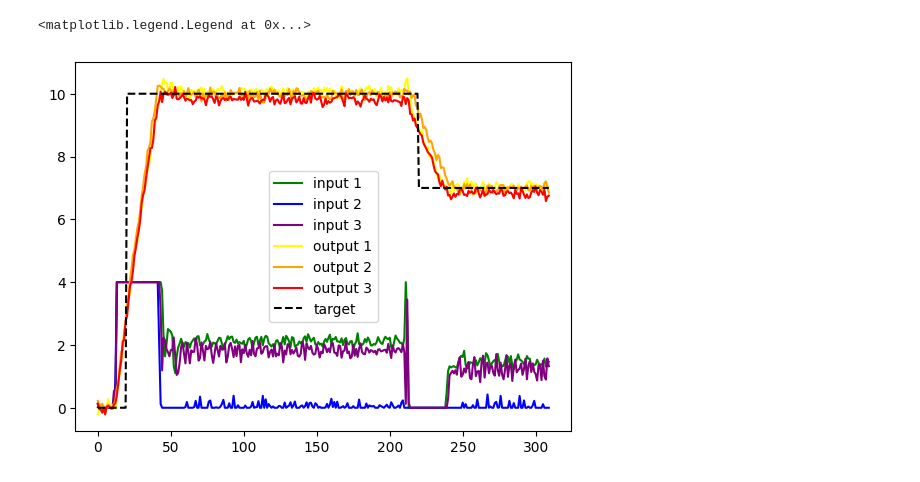
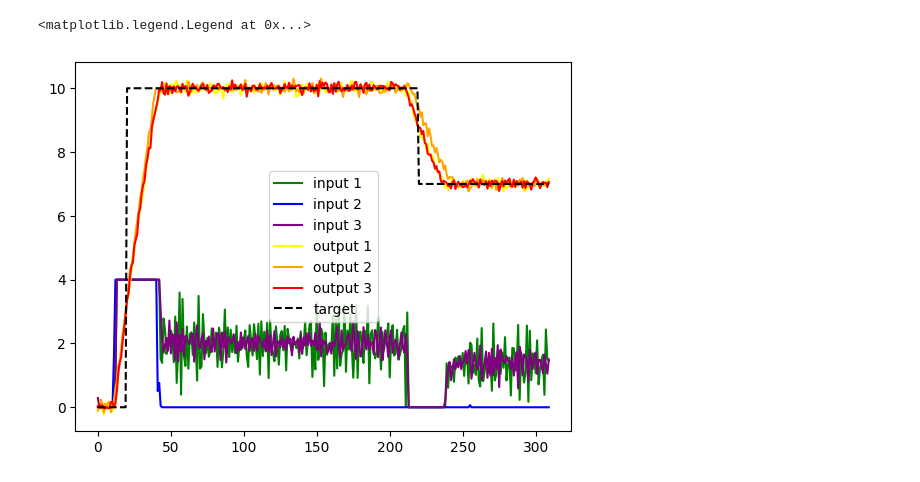
Before and after one commit to dominichofer/DeePC, a Jupyter notebook: example_3d.ipynb, the cells around one changed output. Drawn from its saved outputs; the diff is of its cells as text; code cells hidden in the pictures.

```diff
--- a/example_3d.ipynb
+++ b/example_3d.ipynb
@@ -21,10 +21,15 @@ system = RandomNoiseDiscreteLTI(
    noise_std=0.1
 )
 
+# Define constraints for the input
+min_input = 0
+max_input = 4
+constraint = lambda u: np.clip(u, min_input, max_input)
+
 # Gather offline data
-N = 20
-# by defining a input sequence
-u_d = [[0,0,0]] * N + [[0,0,10]] * N + [[0,10,0]] * N + [[10,0,0]] * N
+N = 500
+# by defining an input sequence
+u_d = np.random.uniform(min_input, max_input, (N, system.input_dim))
 # and applying it to the system
 y_d = system.apply_multiple(u_d)
 
@@ -36,7 +41,7 @@ T_ini = 10
 r_len = 10
 
 # Define the controller
-controller = Controller(u_d, y_d, T_ini, r_len, input_constrain_fkt=lambda u: np.clip(u, 0, 4))
+controller = Controller(u_d, y_d, T_ini, r_len, input_constrain_fkt=constraint)
 
 # Reset the system
 # to sepereate the offline data from the online data
@@ -44,32 +49,31 @@ system.set_state([0, 0, 0])  # This is intentionally not the same state as x_ini
 
 # Warm up the controller
 while not controller.is_initialized():
     u = [0, 0, 0]
     y = system.apply(u)
     controller.update(u, y)
 
 # Simulate the system
 u_online = []
 y_online = []
 r_online = [[0, 0, 0]] * 20 + [[10, 10, 10]] * 200 + [[7, 7, 7]] * 100
 for i in range(len(r_online) - r_len):
     r = r_online[i: i + r_len]
     u = controller.apply(r)[0]
     y = system.apply(u)
     controller.update(u, y)
     u_online.append(u)
     y_online.append(y)
-    r_online.append(r)
 
 # Plot the results
 plt.plot([u[0] for u in u_online], label="input 1", color="green")
 plt.plot([u[1] for u in u_online], label="input 2", color="blue")
 plt.plot([u[2] for u in u_online], label="input 3", color="purple")
 plt.plot([y[0] for y in y_online], label="output 1", color="yellow")
 plt.plot([y[1] for y in y_online], label="output 2", color="orange")
 plt.plot([y[2] for y in y_online], label="output 3", color="red")
 plt.plot([r[0] for r in r_online[:len(y_online)]], label="target", color="black", linestyle="--")
 plt.legend()
 # %% [output]
 <matplotlib.legend.Legend at 0x...>
-[figure, old version]
+[figure, new version]
```
